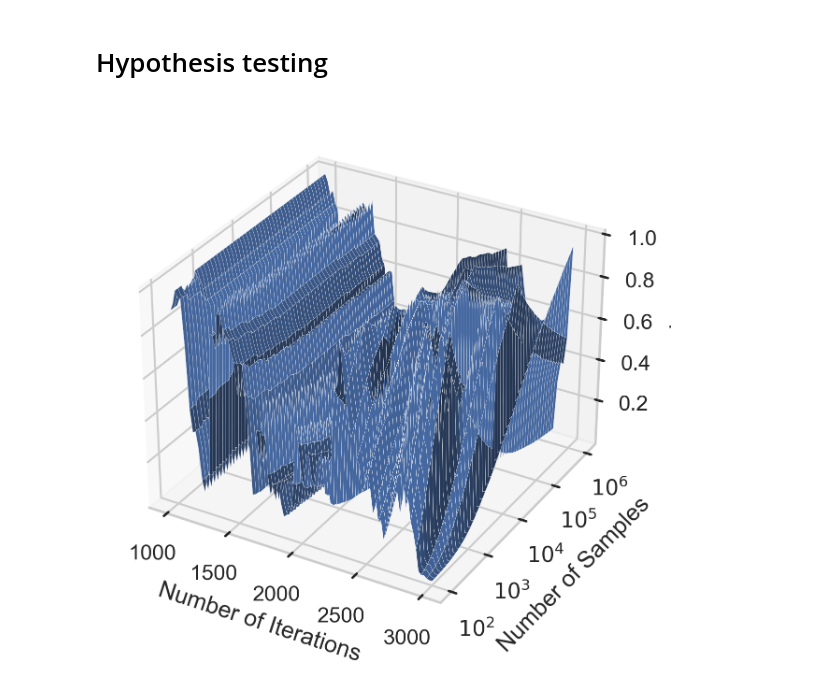
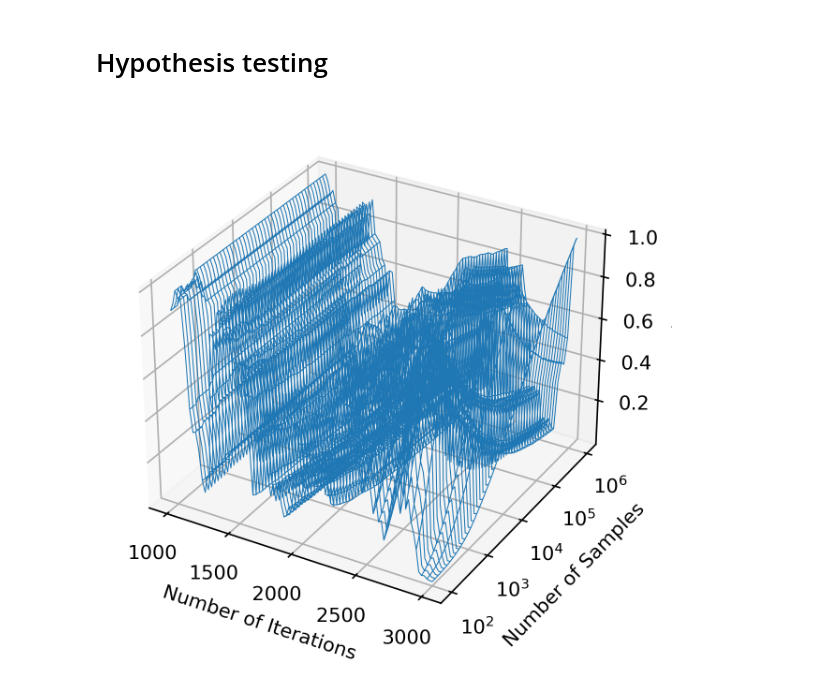
Before and after one commit to Axegky/Stochastic-Simulation, a Jupyter notebook: Mandelbrot_random.ipynb, the cells around one changed output. Saved outputs shown, nothing was run; the diff lists cells and outputs as text; code cells hidden in the pictures.

```diff
--- a/Mandelbrot_random.ipynb
+++ b/Mandelbrot_random.ipynb
@@ -409,7 +497,6 @@ def plot_rmse_heatmap(X, Y, rmse, sampling_method):
     plt.xlabel('Number of samples', fontsize=14)
     plt.ylabel('Number of iterations', fontsize=14)
     plt.title(f'Mandelbrot Area RMSE {sampling_method}', fontsize=14)
-    plt.grid()
     plt.tight_layout()
 
     if sampling_method:
@@ -461,6 +548,27 @@ def plot_lineplot(x, areas, upper_ci, lower_ci, legend_title, label_vals, sampli
         plt.savefig(f'figures/{fig_filename}.png')
 
     plt.show()
+
+def plot_3d(i_list, s_list, p_value):
+    X, Y = np.meshgrid(i_list, s_list)
+
+    fig = plt.figure(dpi=300)
+    ax = fig.add_subplot(111, projection='3d')
+
+    ax.plot_wireframe(X, np.log10(Y), p_value, linewidth=0.5)
+    #ax.plot_surface(X, np.log10(Y), p_value, linewidth=0.1)
+    def log_tick_formatter(val, pos=None):
+        return f"$10^{{{int(val)}}}$"
+
+    ax.yaxis.set_major_formatter(mticker.FuncFormatter(log_tick_formatter))
+    # ax.set_yscale('log')
+    ax.set_xlabel('Number of Iterations')
+    ax.set_ylabel('Number of Samples')
+    ax.set_zlabel('p-values')
+
+    # sns.set(style='whitegrid')
+
+    #plt.savefig(f'figures/p-values.png')
 # %% [markdown]
 Varying number of samples with fixed iterations at 100, 500 and 1000.
 # %%
@@ -757,27 +807,7 @@ p_value_os = hypothesis_testing(areas_os, sd_os, true_area, num_mc)
 Welch_rs = hypothesis_testing(areas_rs, sd_rs, true_area, num_mc, true_sd)
-# %%
-def plot_3d(i_list, s_list, p_value):
-    X, Y = np.meshgrid(i_list, s_list)
-
-    fig = plt.figure(dpi=300)
-    ax = fig.add_subplot(111, projection='3d')
-
-    ax.plot_surface(X, np.log10(Y), p_value, linewidth=0.1)
-    def log_tick_formatter(val, pos=None):
-        return f"$10^{{{int(val)}}}$"
-
-    ax.yaxis.set_major_formatter(mticker.FuncFormatter(log_tick_formatter))
-    # ax.set_yscale('log')
-    ax.set_xlabel('Number of Iterations')
-    ax.set_ylabel('Number of Samples')
-    ax.set_zlabel('p-values')
-
-    # sns.set(style='whitegrid')
-
-    #plt.savefig(f'figures/p-values.png')
 # %%
-plot_3d(i_list, s_list, p_value_rs)
+plot_3d(i_list, s_list_rs, p_value_rs)
 #plot_3d(i_list, s_list, p_value_lhs)
 # %% [output]
-[figure, old version]
+[figure, new version]
 # %%
```
Also changed, not shown: parts of 54 cells of this notebook, 3 other files.
